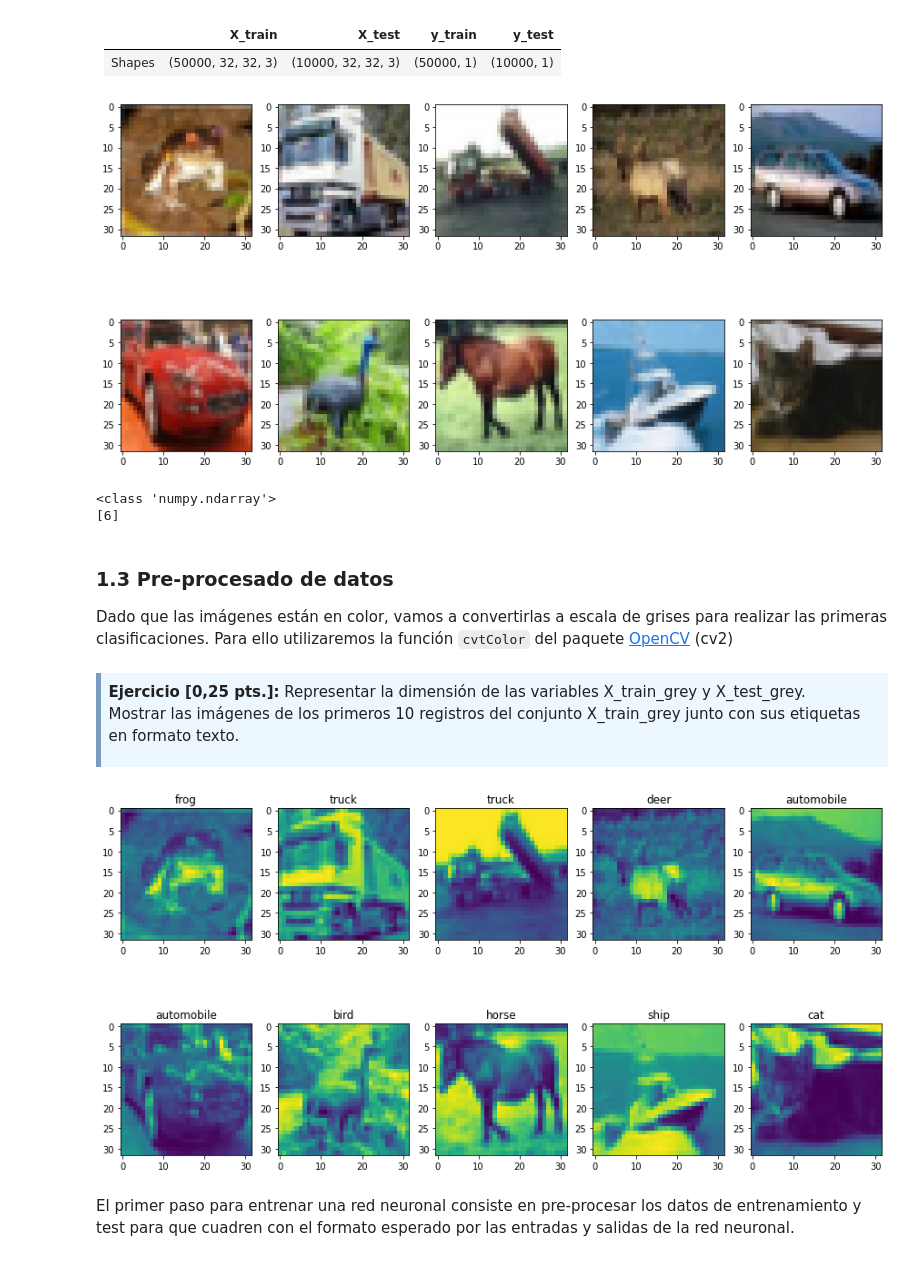
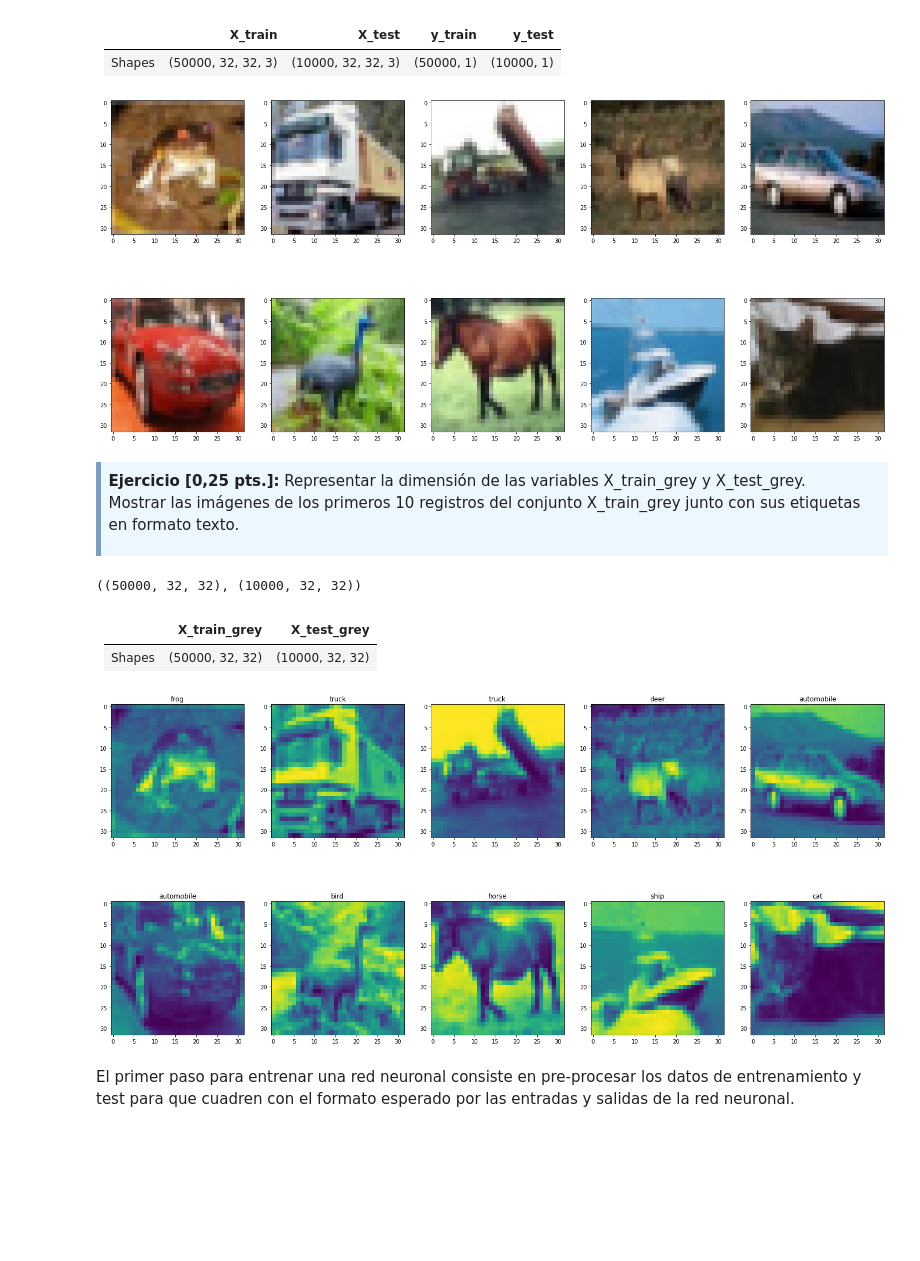
Before and after one commit to mtablado/uoc2022_deeplearning_pec2, a Jupyter notebook: 20212_M2.875_PEC2-mtabladol.ipynb, the cells around one changed output. Saved outputs shown, nothing was run; the diff lists cells and outputs as text; code cells hidden in the pictures; blank space fills up the shorter version.

```diff
--- a/20212_M2.875_PEC2-mtabladol.ipynb
+++ b/20212_M2.875_PEC2-mtabladol.ipynb
@@ -87,25 +87,17 @@ X_train.shape, X_test.shape, y_train.shape, y_test.shape
 |--------|-----------|-----------|----------|----------|
 | Shapes | (50000, 32, 32, 3) | (10000, 32, 32, 3)  | (50000, 1) | (10000, 1) |
 # %%
-f, axarr = plt.subplots(2,5, figsize=(15,8))
+# Adjust proper figsize for scaling up the images
+f, axarr = plt.subplots(2,5, figsize=(25,12))
 axarr[0,0].imshow(X_train[0])
 
 n = 0
 for i in range(0,2):
   for j in range(0,5):
     axarr[i,j].imshow(X_train[n])
     n = n + 1
 # %% [output]
-[figure, old version]
+[figure, new version]
-# %%
-print(type(y_train))
-print(y_train[0])
-# %% [output]
-<class 'numpy.ndarray'>
-[6]
-# %% [markdown]
-### 1.3 Pre-procesado de datos
-Dado que las imágenes están en color, vamos a convertirlas a escala de grises para realizar las primeras clasificaciones. Para ello utilizaremos la función `cvtColor` del paquete [OpenCV](https://pypi.org/project/opencv-python/) (cv2)
 # %%
 import cv2
 
@@ -118,8 +110,15 @@ X_test_grey = np.array([cv2.cvtColor(image, cv2.COLOR_BGR2GRAY) for image in X_t
 
 Mostrar las imágenes de los primeros 10 registros del conjunto X_train_grey junto con sus etiquetas en formato texto.
 </div>
+# %%
+X_train_grey.shape, X_test_grey.shape
+# %% [output]
+((50000, 32, 32), (10000, 32, 32))
+# %% [markdown]
+|        | X_train_grey   | X_test_grey    |
+|--------|-----------|-----------|
+| Shapes | (50000, 32, 32) | (10000, 32, 32)  |
 # %%
-
 categories = dict({
       0: 'airplane',
       1: 'automobile',
@@ -133,7 +132,7 @@ categories = dict({
       9: 'truck',
   })
 
-f, axarr = plt.subplots(2,5, figsize=(15,8))
+f, axarr = plt.subplots(2,5, figsize=(25,12))
 
 n = 0
 for i in range(0,2):
@@ -142,7 +141,7 @@ for i in range(0,2):
     axarr[i,j].set_title(categories[y_train[n][0]])
     n = n +1
 # %% [output]
-[figure, old version]
+[figure, new version]
 # %% [markdown]
 El primer paso para entrenar una red neuronal consiste en pre-procesar los datos de entrenamiento y test para que cuadren con el formato esperado por las entradas y salidas de la red neuronal.
 # %% [markdown]
```
Also changed, not shown: parts of 6 cells of this notebook.
